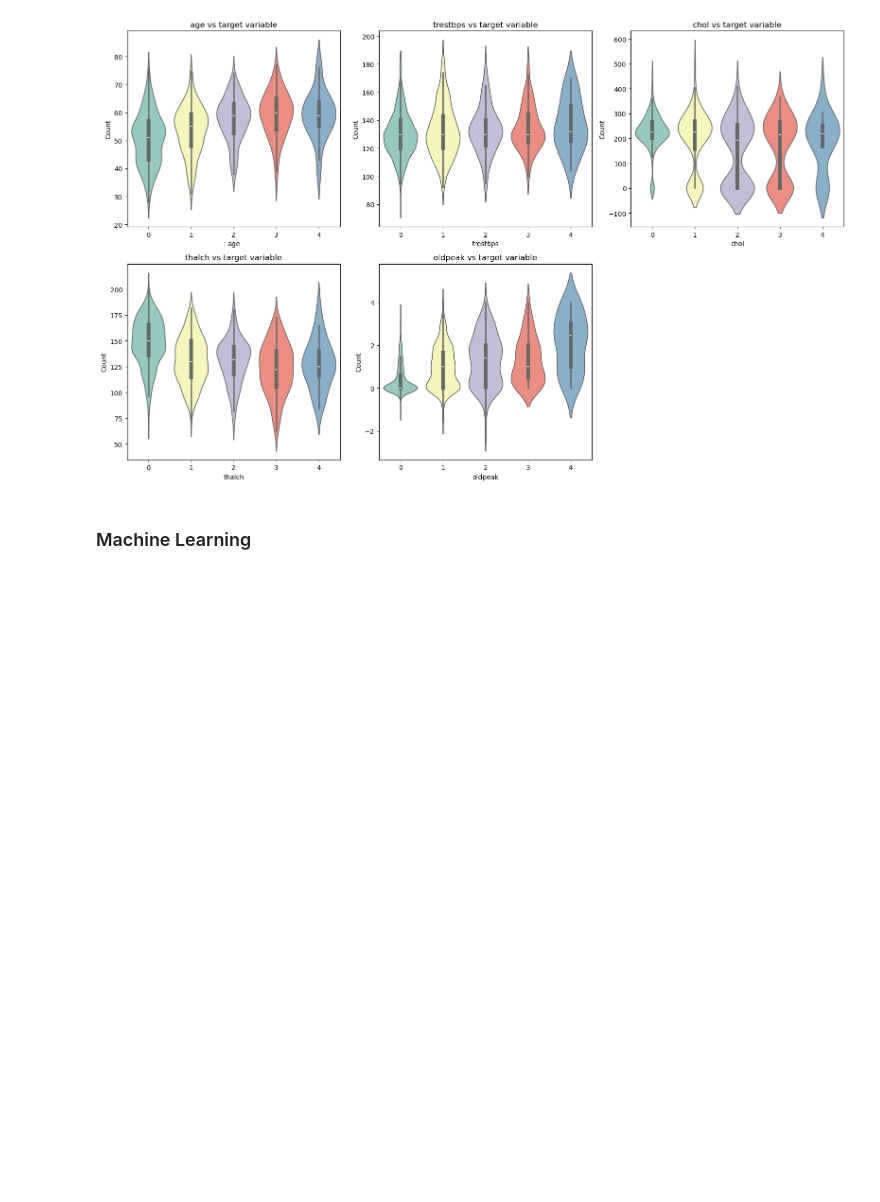
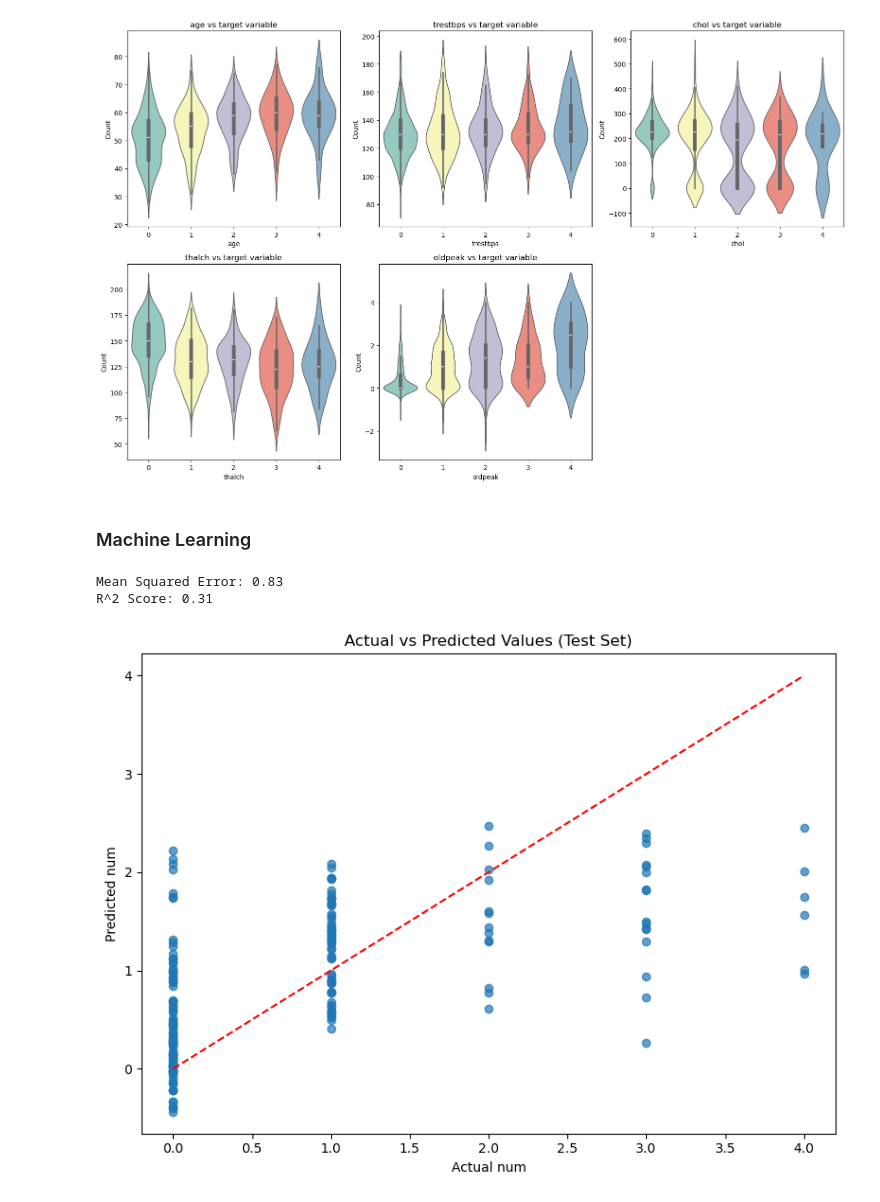
Before and after one commit to Gechyb/IDS706_DE_Wk2, a Jupyter notebook: data_analysis.ipynb, the cells around one changed output. Saved outputs shown, nothing was run; the diff lists cells and outputs as text; code cells hidden in the pictures; blank space fills up the shorter version.

```diff
--- a/data_analysis.ipynb
+++ b/data_analysis.ipynb
@@ -151,3 +161,46 @@ plt.show()
 [figure]
 # %% [markdown]
 ### Machine Learning
+# %%
+from sklearn.model_selection import train_test_split
+from sklearn.linear_model import LinearRegression
+from sklearn.metrics import mean_squared_error, r2_score
+
+# Features and target
+X = heart_disease.drop(columns=["num"])
+# Convert categorical columns to dummy variables
+X = pd.get_dummies(X, drop_first=True)
+y = heart_disease["num"]
+
+# Split data
+X_train, X_test, y_train, y_test = train_test_split(
+    X, y, test_size=0.2, random_state=42
+)
+
+# Train regression model
+reg = LinearRegression()
+reg.fit(X_train, y_train)
+
+# Predict
+y_pred = reg.predict(X_test)
+
+# Evaluation
+mse = mean_squared_error(y_test, y_pred)
+r2 = r2_score(y_test, y_pred)
+print(f"Mean Squared Error: {mse:.2f}")
+print(f"R^2 Score: {r2:.2f}")
+# %% [output]
+Mean Squared Error: 0.83
+R^2 Score: 0.31
+# %%
+# Visualize predicted vs actual values for the test set
+plt.figure(figsize=(8, 6))
+plt.scatter(y_test, y_pred, alpha=0.7)
+plt.xlabel("Actual num")
+plt.ylabel("Predicted num")
+plt.title("Actual vs Predicted Values (Test Set)")
+plt.plot([y_test.min(), y_test.max()], [y_test.min(), y_test.max()], "r--")
+plt.tight_layout()
+plt.show()
+# %% [output]
+[figure, added]
```
Also changed, not shown: parts of 2 cells of this notebook, 3 other files.
